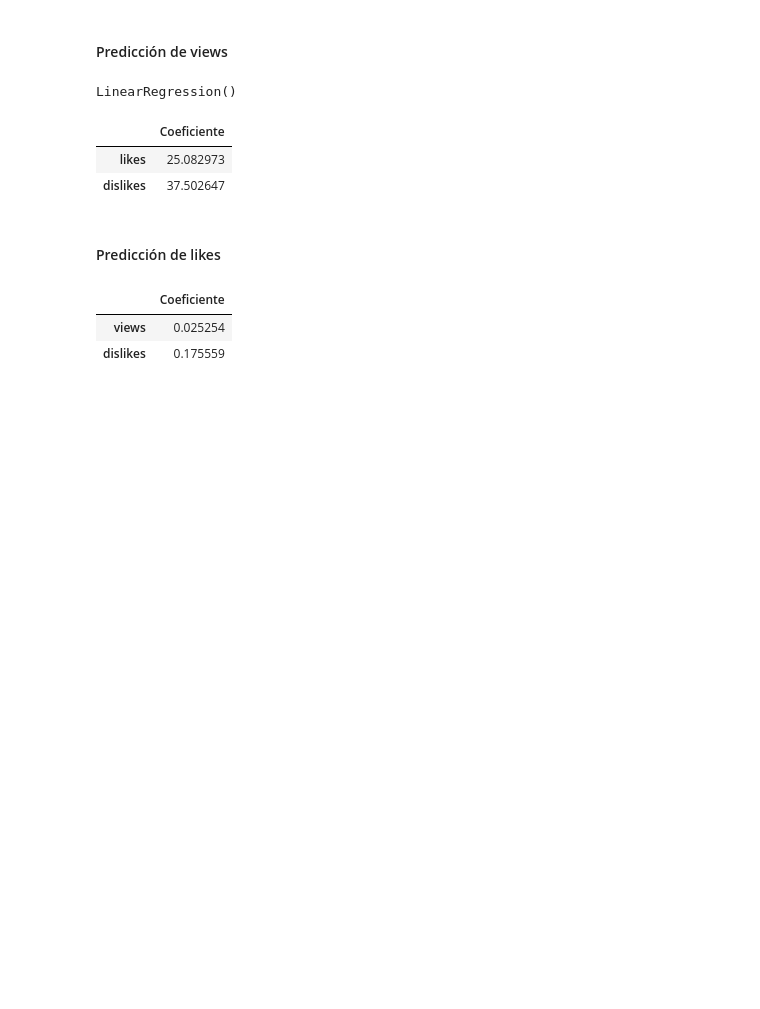
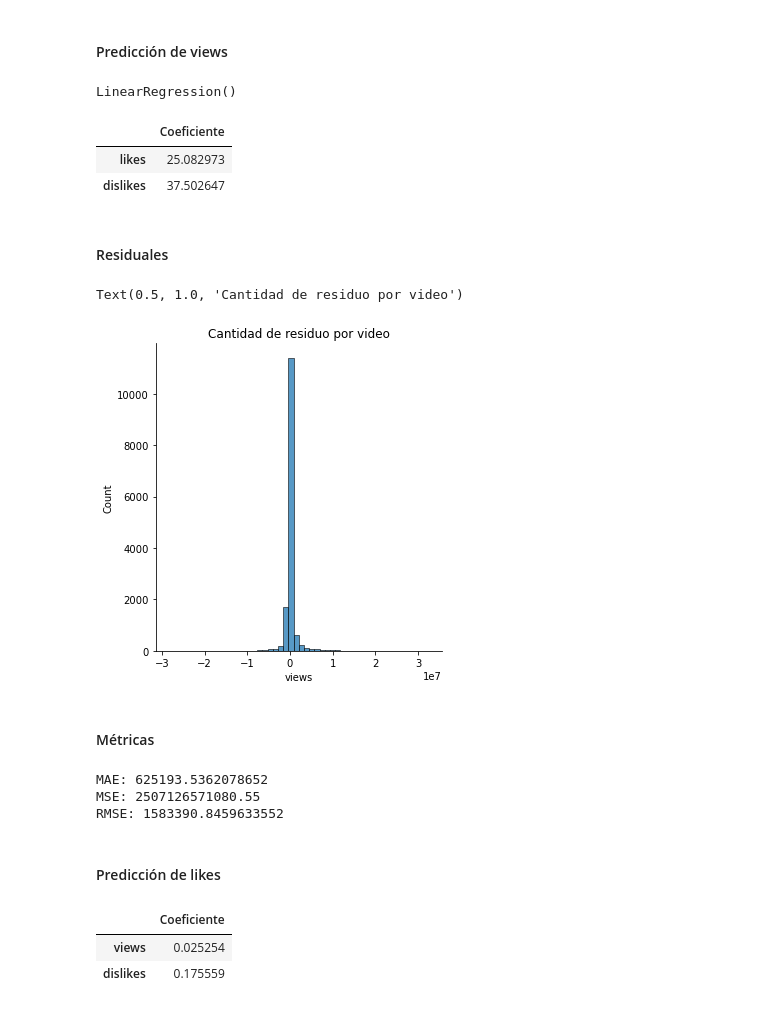
Before and after one commit to Moral-Agents/EB-2021-1-CC51, a Jupyter notebook: code/01-Code.ipynb, the cells around one changed output. Cells and saved outputs as stored; diff of their text form; code cells hidden in the pictures; blank space fills up the shorter version.

```diff
--- a/code/01-Code.ipynb
+++ b/code/01-Code.ipynb
@@ -720,6 +720,26 @@ coef_df
 |  | Coeficiente |
 | likes | 25.082973 |
 | dislikes | 37.502647 |
+# %% [markdown]
+#### Residuales
+# %%
+predictions = lm.predict(X_test)
+# %%
+sns.displot((y_test-predictions),bins=50);
+plt.title('Cantidad de residuo por video')
+# %% [output]
+Text(0.5, 1.0, 'Cantidad de residuo por video')
+[figure, added]
+# %% [markdown]
+#### Métricas
+# %%
+print('MAE:', metrics.mean_absolute_error(y_test, predictions))
+print('MSE:', metrics.mean_squared_error(y_test, predictions))
+print('RMSE:', np.sqrt(metrics.mean_squared_error(y_test, predictions)))
+# %% [output]
+MAE: 625193.5362078652
+MSE: 2507126571080.55
+RMSE: 1583390.8459633552
 # %% [markdown]
 #### Predicción de likes
 # %%
```
Also changed, not shown: parts of 13 cells of this notebook.
